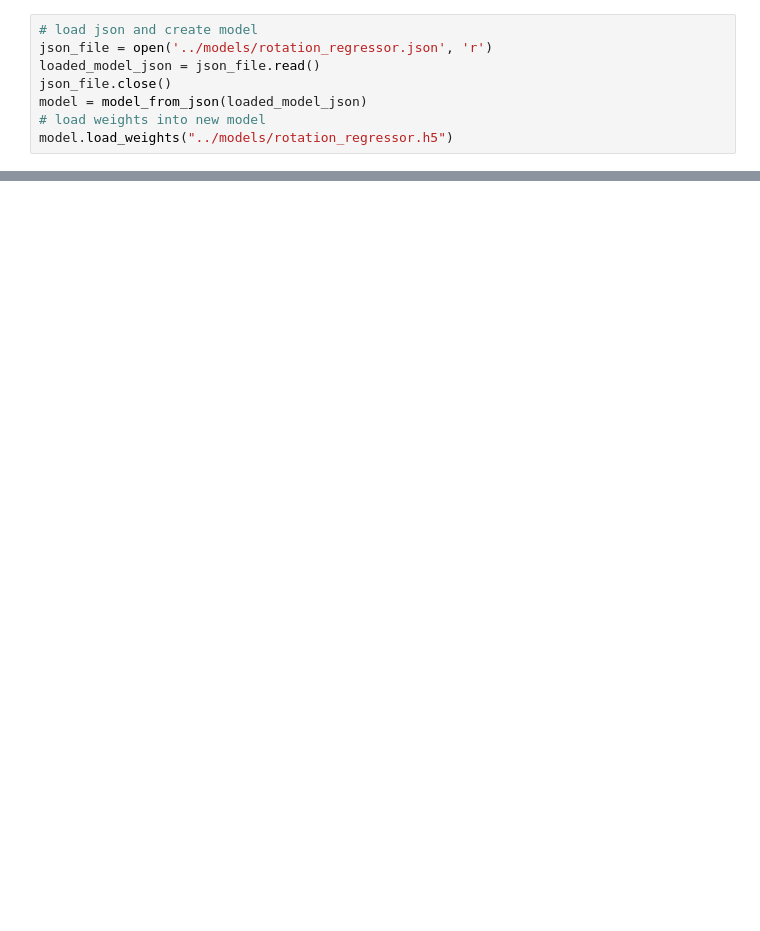
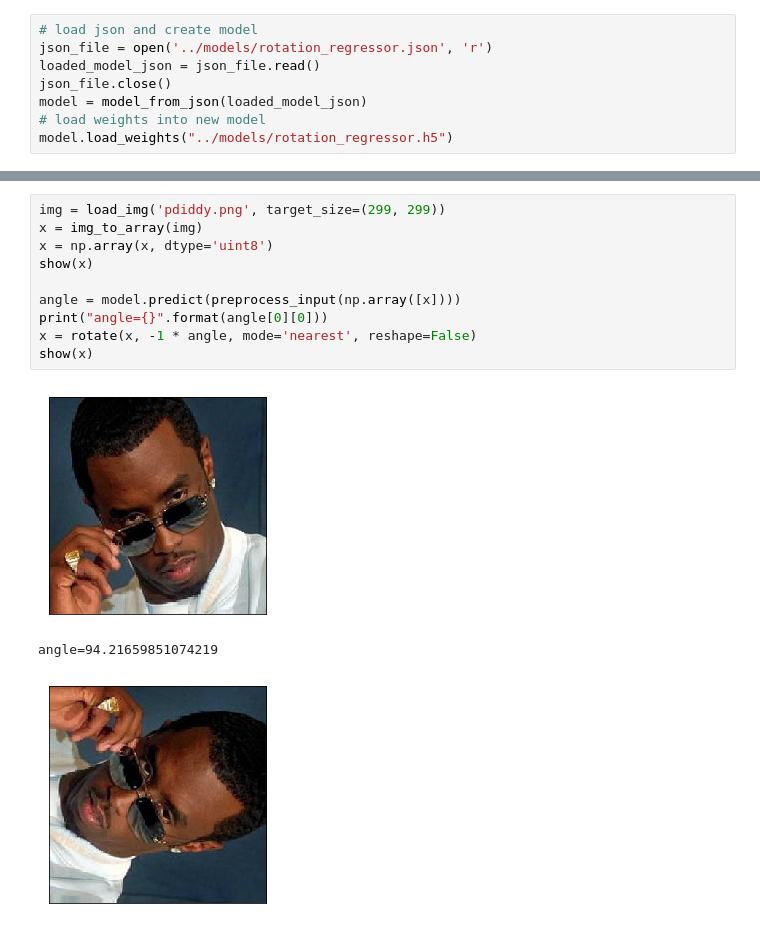
Before and after one commit to florentdelgrange/ai_umons, a Jupyter notebook: challenge1/Notebooks/Model Testing.ipynb, the cells around one changed output, grey strips where cells are left out. Drawn from its saved outputs; the diff is of its cells as text; blank space fills up the shorter version.

```diff
--- a/challenge1/Notebooks/Model Testing.ipynb
+++ b/challenge1/Notebooks/Model Testing.ipynb
@@ -52 +59,15 @@ angle=66.06644439697266
+# %%
+img = load_img('pdiddy.png', target_size=(299, 299))
+x = img_to_array(img)
+x = np.array(x, dtype='uint8')
+show(x)
+
+angle = model.predict(preprocess_input(np.array([x])))
+print("angle={}".format(angle[0][0]))
+x = rotate(x, -1 * angle, mode='nearest', reshape=False)
+show(x)
+# %% [output]
+[figure, added]
+angle=94.21659851074219
+[figure, added]
 # %%
```
Also changed, not shown: parts of 11 cells of this notebook, 2 other files.
